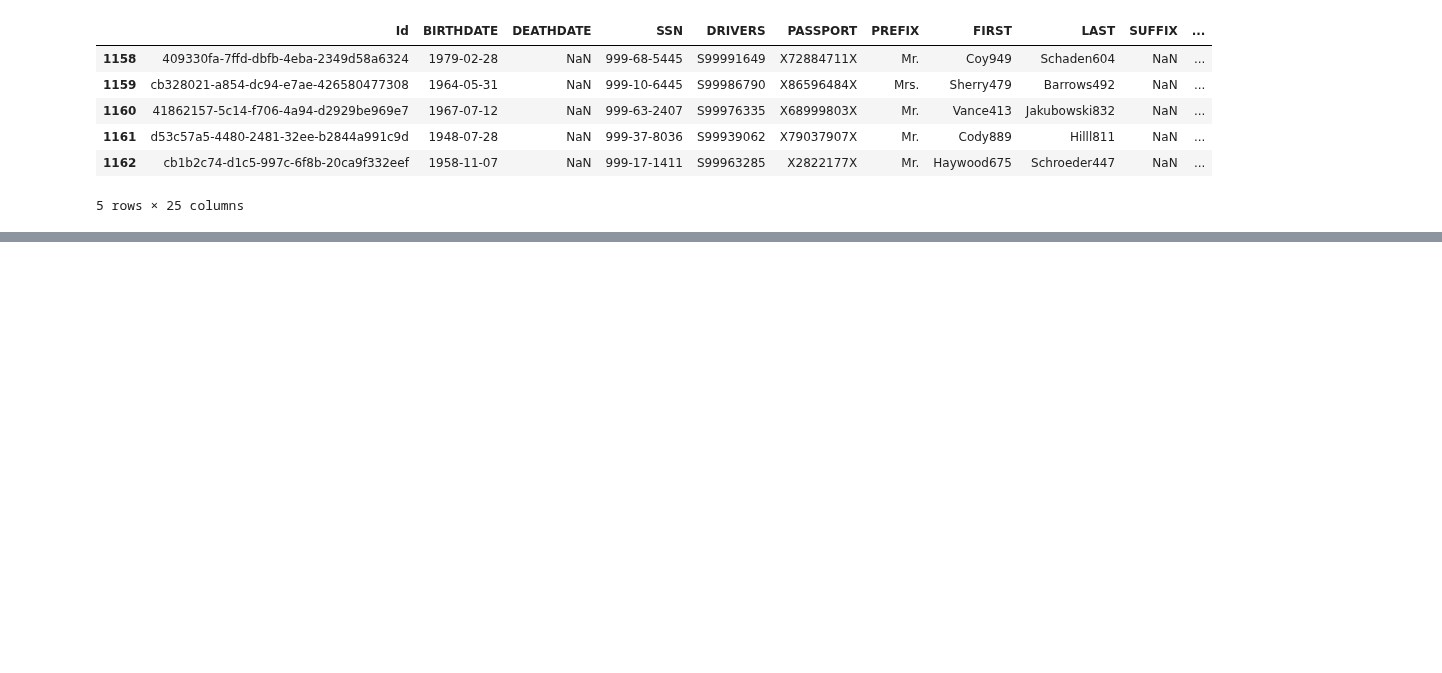
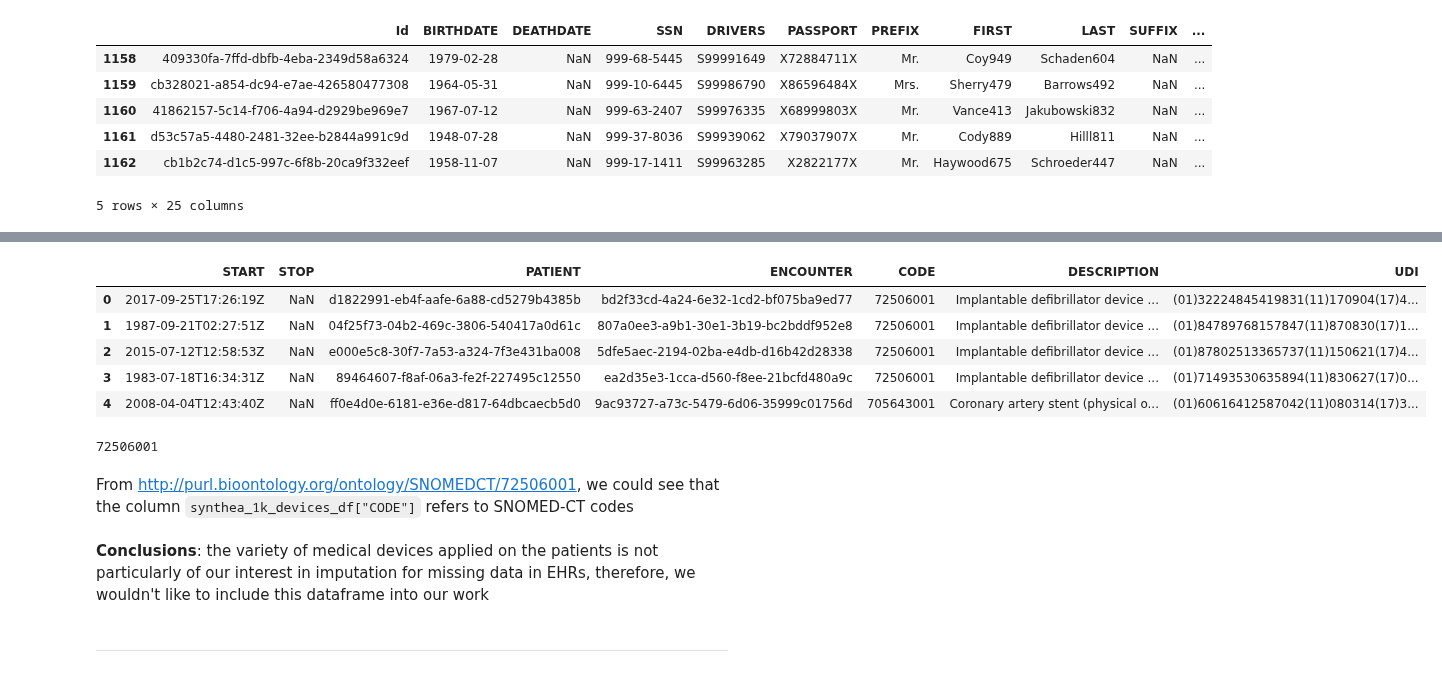
Before and after one commit to Orthologues/VAEQL_plus_Imputation, a Jupyter notebook: data_exploration.ipynb, the cells around one changed output, grey strips where cells are left out. Saved outputs shown, nothing was run; the diff lists cells and outputs as text; code cells hidden in the pictures; blank space fills up the shorter version.

Commit message:
Added basic investigation of the files "conditions.csv" and devices.csv of the Synthea 1K sample EHR data into our notebook

```diff
--- a/data_exploration.ipynb
+++ b/data_exploration.ipynb
@@ -326,0 +390,3 @@ synthea_1k_patients_df.tail()
+# %%
+synthea_1k_devices_df = pd.read_csv("Synthea_data/synthea_sample_data_csv_1K_nov2021/devices.csv")
+synthea_1k_devices_df.dtypes
@@ -326,0 +402,17 @@ synthea_1k_patients_df.tail()
+# %%
+synthea_1k_devices_df.head()
+# %% [output]
+|  | START | STOP | PATIENT | ENCOUNTER | CODE | DESCRIPTION | UDI |
+| 0 | 2017-09-25T17:26:19Z | NaN | d1822991-eb4f-aafe-6a88-cd5279b4385b | bd2f33cd-4a24-6e32-1cd2-bf075ba9ed77 | 72506001 | Implantable defibrillator device ... | (01)32224845419831(11)170904(17)4... |
+| 1 | 1987-09-21T02:27:51Z | NaN | 04f25f73-04b2-469c-3806-540417a0d61c | 807a0ee3-a9b1-30e1-3b19-bc2bddf952e8 | 72506001 | Implantable defibrillator device ... | (01)84789768157847(11)870830(17)1... |
+| 2 | 2015-07-12T12:58:53Z | NaN | e000e5c8-30f7-7a53-a324-7f3e431ba008 | 5dfe5aec-2194-02ba-e4db-d16b42d28338 | 72506001 | Implantable defibrillator device ... | (01)87802513365737(11)150621(17)4... |
+| 3 | 1983-07-18T16:34:31Z | NaN | 89464607-f8af-06a3-fe2f-227495c12550 | ea2d35e3-1cca-d560-f8ee-21bcfd480a9c | 72506001 | Implantable defibrillator device ... | (01)71493530635894(11)830627(17)0... |
+| 4 | 2008-04-04T12:43:40Z | NaN | ff0e4d0e-6181-e36e-d817-64dbcaecb5d0 | 9ac93727-a73c-5479-6d06-35999c01756d | 705643001 | Coronary artery stent (physical o... | (01)60616412587042(11)080314(17)3... |
+# %%
+synthea_1k_devices_df.iloc[0]['CODE']
+# %% [output]
+72506001
+# %% [markdown]
+From <a>http://purl.bioontology.org/ontology/SNOMEDCT/72506001</a>, we could see that the column <code>synthea_1k_devices_df["CODE"]</code> refers to SNOMED-CT codes
+# %% [markdown]
+<b>Conclusions</b>: the variety of medical devices applied on the patients is not particularly of our interest in imputation for missing data in EHRs, therefore, we wouldn't like to include this dataframe into our work
@@ -326,0 +421,2 @@ synthea_1k_patients_df.tail()
+# %% [markdown]
+<hr/>
```
Also changed, not shown: parts of 19 cells of this notebook.
